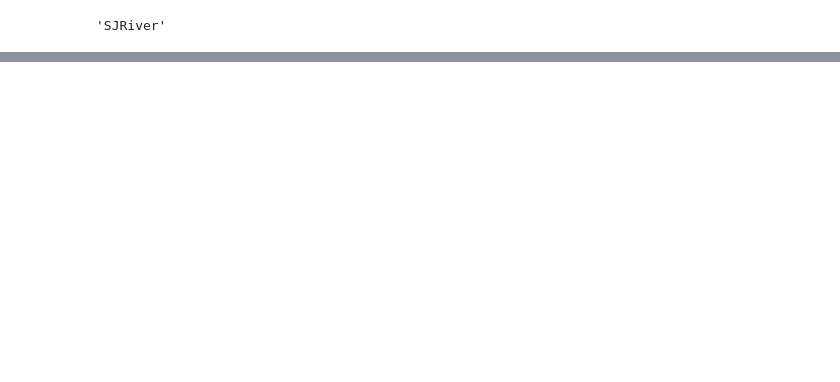
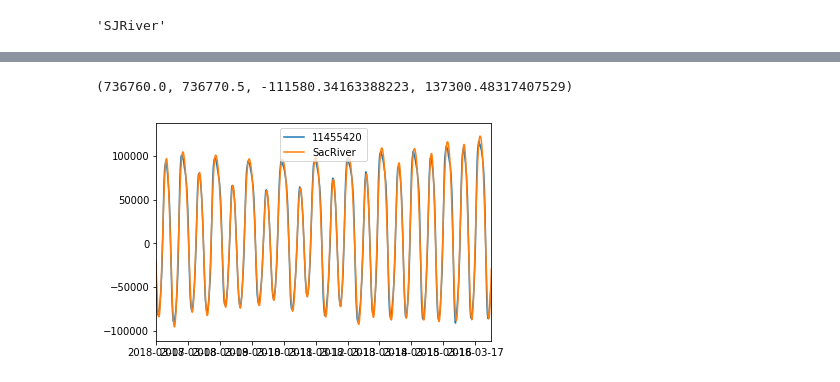
Before and after one commit to rustychris/sfb_ocean, a Jupyter notebook: suntans/check_flow_bc.ipynb, the cells around one changed output, grey strips where cells are left out. Saved outputs shown, nothing was run; the diff lists cells and outputs as text; code cells hidden in the pictures; blank space fills up the shorter version.

```diff
--- a/suntans/check_flow_bc.ipynb
+++ b/suntans/check_flow_bc.ipynb
@@ -63,0 +68,5 @@ for nseg in bc_ds.Nseg:
+# %%
+ds=usgs_nwis.nwis_dataset(11455420,
+                          start_date=model.run_start,
+                          end_date=model.run_stop,
+                          products=[60],cache_dir='.')
@@ -63,0 +75,13 @@ for nseg in bc_ds.Nseg:
+# %%
+plt.figure()
+plt.plot(ds.time,ds.stream_flow_mean_daily,label='11455420')
+
+nseg=0
+name=bc_ds.seg_name[nseg].item()
+plt.plot(bc_ds.time, 35.3*bc_ds.boundary_Q.isel(Nseg=nseg), label=name)
+plt.legend()
+
+plt.axis(xmin=model.run_start,xmax=model.run_stop)
+# %% [output]
+(736760.0, 736770.5, -111580.34163388223, 137300.48317407529)
+[figure, added]
```
Also changed, not shown: parts of 8 cells of this notebook, 4 other files.
